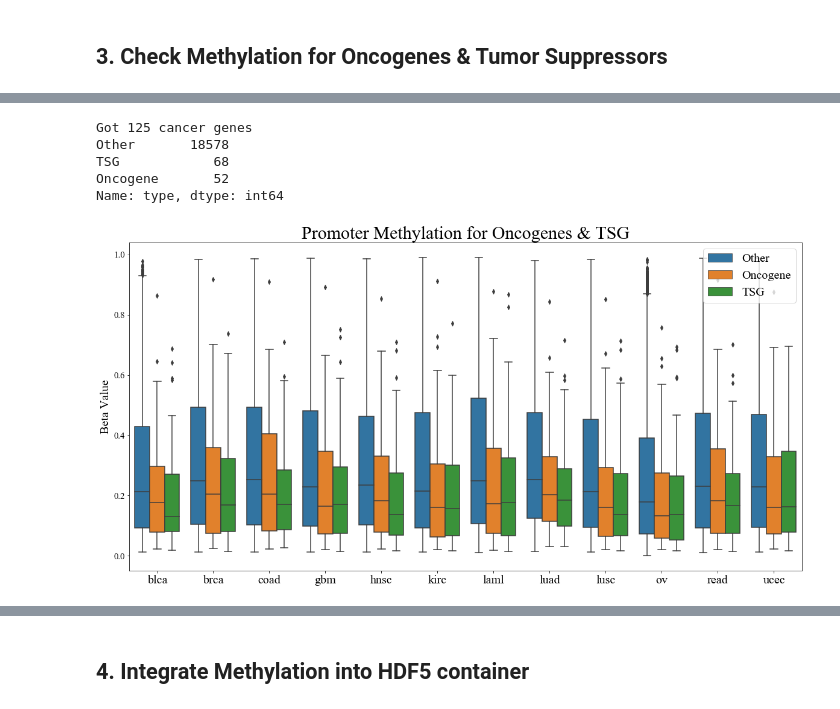
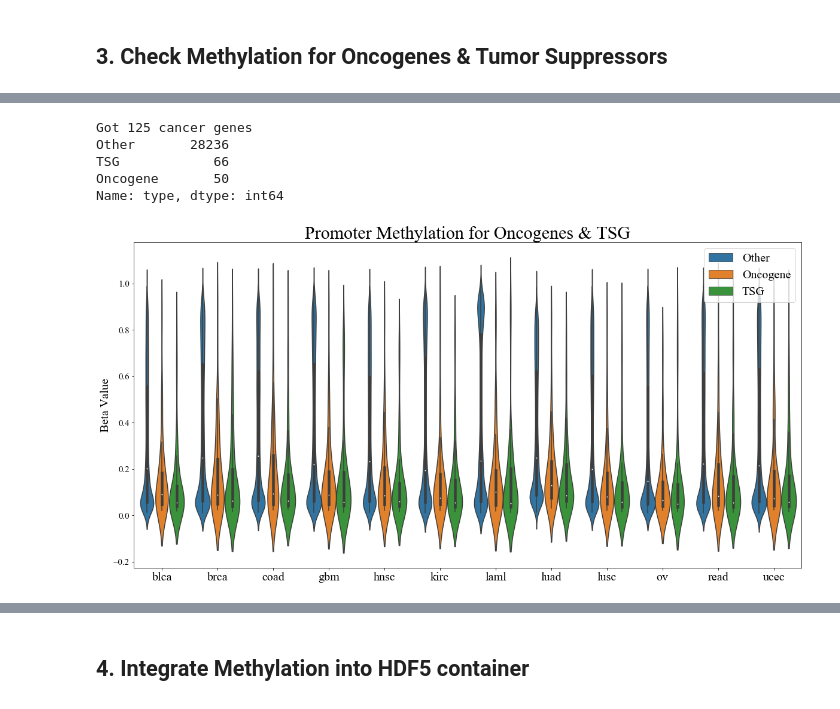
Before and after one commit to schulter/EMOGI, a Jupyter notebook: pancancer/methylation/build_methylation_container.ipynb, the cells around one changed output, grey strips where cells are left out. Cells and saved outputs as stored; diff of their text form; code cells hidden in the pictures.

```diff
--- a/pancancer/methylation/build_methylation_container.ipynb
+++ b/pancancer/methylation/build_methylation_container.ipynb
@@ -11,7 +15,7 @@ import seaborn, h5py
 # %% [markdown]
 ## 1. Load Sample Methylation Matrix
 # %%
-meth_all_samples = pd.read_csv('../../data/pancancer/TCGA/methylation/methylation_sample_matrix_450_tcgaannot.tsv',
+meth_all_samples = pd.read_csv('../../data/pancancer/TCGA/methylation/methylation_sample_matrix_450_tcgafiveprimeT_1000bp.tsv',
                                sep='\t')
 # rename first column to 'Symbol'
 meth_all_samples.columns = ['Symbol'] + meth_all_samples.columns[1:].tolist()
@@ -180,32 +180,33 @@ meth_prom_only_mean.head()
 # %%
 cancer_genes = pd.read_csv('../../data/pancancer/vogelstein/table_s2a.csv', sep='\t', header=0)
 cancer_genes.columns = [i.strip('*') for i in cancer_genes.columns]
 oncogenes = cancer_genes[cancer_genes.Classification == "Oncogene"]
 suppressors = cancer_genes[cancer_genes.Classification == "TSG"]
 print ("Got {} cancer genes".format(cancer_genes.shape[0]))
 
 meth_prom_only_mean_onco = meth_prom_only_mean
 meth_prom_only_mean_onco.drop('kind', axis=1, inplace=True, errors='ignore')
 meth_prom_only_mean_onco['type'] = 'Other'
 meth_prom_only_mean_onco.loc[meth_prom_only_mean_onco.index.isin(oncogenes['Gene Symbol']), 'type'] = 'Oncogene'
 meth_prom_only_mean_onco.loc[meth_prom_only_mean_onco.index.isin(suppressors['Gene Symbol']), 'type'] = 'TSG'
 print (meth_prom_only_mean_onco.type.value_counts())
+
 # plot
 fig = plt.figure(figsize=(20, 10))
-ax = seaborn.boxplot(data=pd.melt(meth_prom_only_mean_onco, id_vars=['type']), x='cancer_type', y='value', hue='type', dodge=True)
+ax = seaborn.violinplot(data=pd.melt(meth_prom_only_mean_onco, id_vars=['type']), x='cancer_type', y='value', hue='type', dodge=True)
 plt.xlabel('')
 plt.ylabel('Beta Value', fontsize=20)
 plt.title('Promoter Methylation for Oncogenes & TSG', fontsize=30)
 ax.tick_params(axis='x', which='major', labelsize=20)
 ax.tick_params(axis='y', which='major', labelsize=15)
 plt.setp(ax.get_legend().get_texts(), fontsize='20')
 plt.legend(loc='upper right', fontsize=20)
 fig.savefig('../../data/pancancer/TCGA/methylation/oncogene_TSG_promoter_methylation.svg')
 fig.savefig('../../data/pancancer/TCGA/methylation/oncogene_TSG_promoter_methylation.png', dpi=300)
 # %% [output]
 Got 125 cancer genes
-Other       18578
-TSG            68
-Oncogene       52
+Other       28236
+TSG            66
+Oncogene       50
 Name: type, dtype: int64
-[figure, old version]
+[figure, new version]
```
Also changed, not shown: parts of 10 cells of this notebook, 4 other files.
